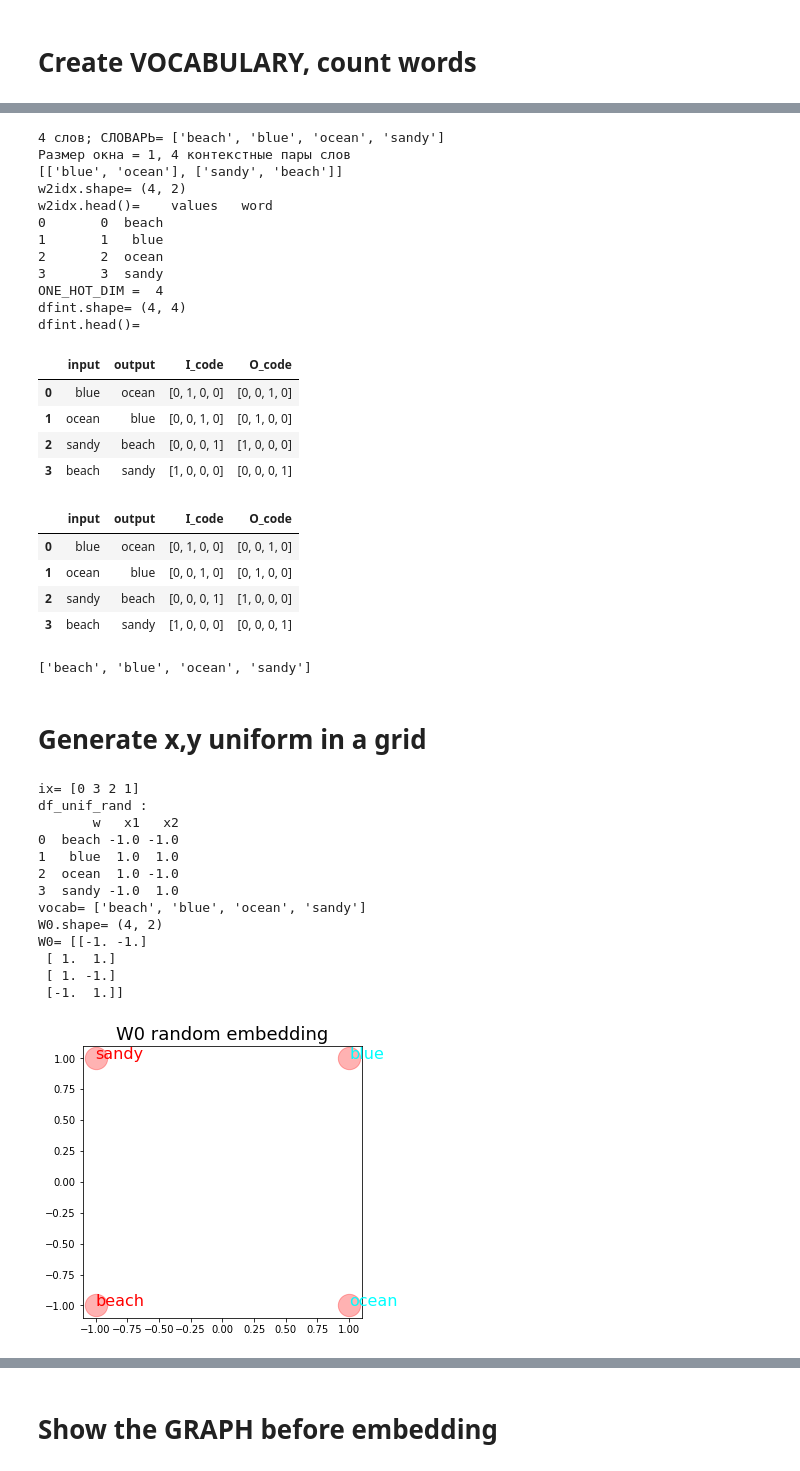
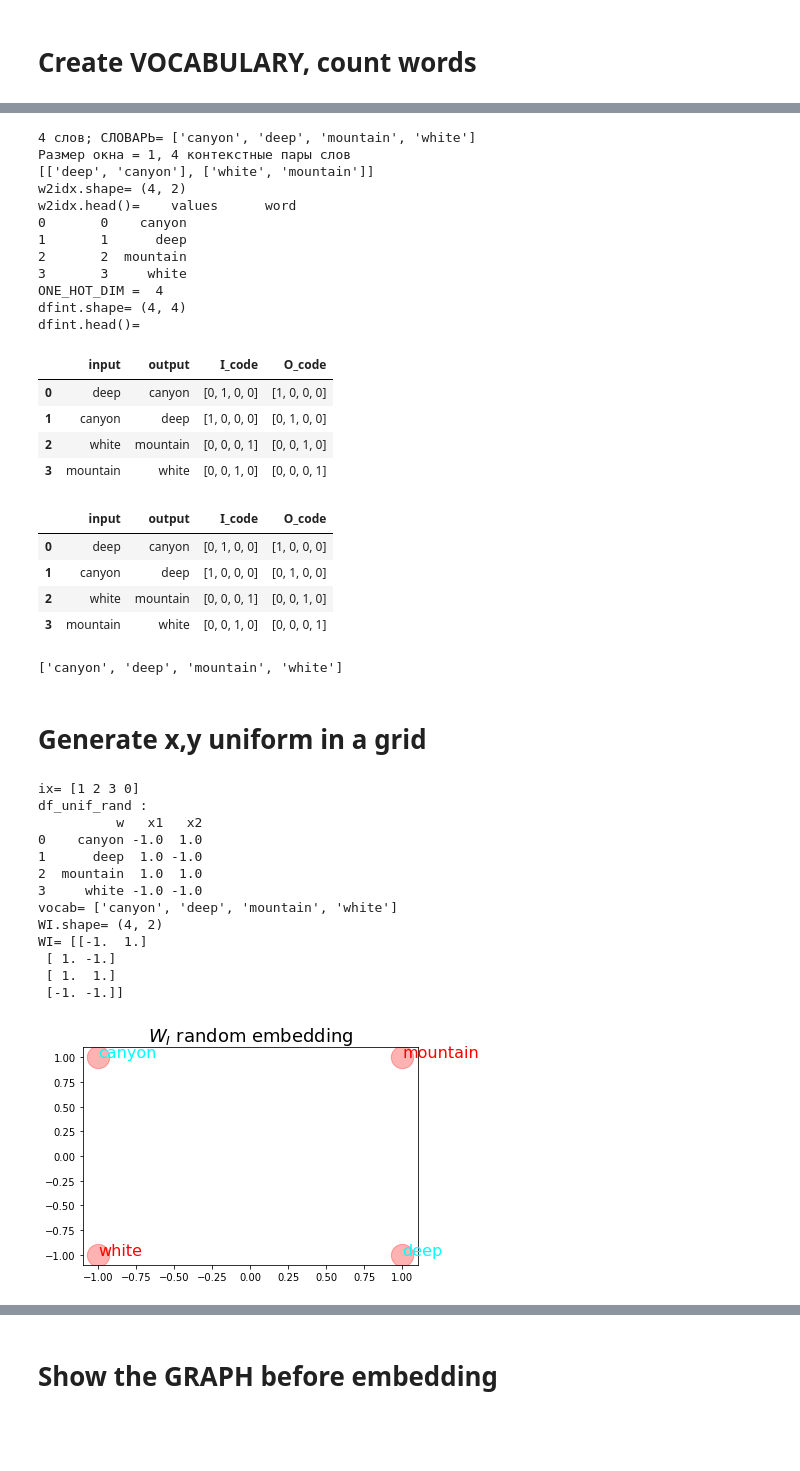
Before and after one commit to ftk1000/w2v_ftk1000, a Jupyter notebook: w2v_tf_4words.ipynb, the cells around one changed output, grey strips where cells are left out. Drawn from its saved outputs; the diff is of its cells as text; code cells hidden in the pictures; blank space fills up the shorter version.

```diff
--- a/w2v_tf_4words.ipynb
+++ b/w2v_tf_4words.ipynb
@@ -141,9 +141,10 @@ if MODE=='RUSSIAN':
   # corpus = [s.lower().replace('- ','').replace(',','').strip() for s in re.split(r'(?<=[^A-Z].[.?]) +(?=[A-Z])', text)[0].split('.')[:-1] ]
 
 elif MODE=='ENGLISH':
-  text = "Fish swim in deep water. Ocean is very deep. Fish swim in darkness. \
-          Birds are high in the sky. Birds fly very high. On a sunny day the sky is full of light."
-  text = "Blue ocean. Sandy beach."
+  # text = "Fish swim in deep water. Ocean is very deep. Fish swim in darkness. \
+  #         Birds are high in the sky. Birds fly very high. On a sunny day the sky is full of light."
+  # text = "Blue ocean. Sandy beach."
+  text = "Deep canyon. White mountain."
 
   # corpus = [s.lower().strip().split() for s in re.split(r'(?<=[^A-Z].[.?]) +(?=[A-Z])', text)[0].split('.')[:-1] ]
 samples = text.split('.')
@@ -334,35 +335,35 @@ print('dfint.shape=', dfint.shape)
 print('dfint.head()=')
 dfint.head(n=5)
 # %% [output]
-4 слов; СЛОВАРЬ= ['beach', 'blue', 'ocean', 'sandy']
+4 слов; СЛОВАРЬ= ['canyon', 'deep', 'mountain', 'white']
 Pазмер окна = 1, 4 контекстные пары слов
-[['blue', 'ocean'], ['sandy', 'beach']]
+[['deep', 'canyon'], ['white', 'mountain']]
 w2idx.shape= (4, 2)
-w2idx.head()=    values   word
-0       0  beach
-1       1   blue
-2       2  ocean
-3       3  sandy
+w2idx.head()=    values      word
+0       0    canyon
+1       1      deep
+2       2  mountain
+3       3     white
 ONE_HOT_DIM =  4
 dfint.shape= (4, 4)
 dfint.head()=
 |  | input | output | I_code | O_code |
-| 0 | blue | ocean | [0, 1, 0, 0] | [0, 0, 1, 0] |
-| 1 | ocean | blue | [0, 0, 1, 0] | [0, 1, 0, 0] |
-| 2 | sandy | beach | [0, 0, 0, 1] | [1, 0, 0, 0] |
-| 3 | beach | sandy | [1, 0, 0, 0] | [0, 0, 0, 1] |
+| 0 | deep | canyon | [0, 1, 0, 0] | [1, 0, 0, 0] |
+| 1 | canyon | deep | [1, 0, 0, 0] | [0, 1, 0, 0] |
+| 2 | white | mountain | [0, 0, 0, 1] | [0, 0, 1, 0] |
+| 3 | mountain | white | [0, 0, 1, 0] | [0, 0, 0, 1] |
 # %%
 dfint.tail()
 # %% [output]
 |  | input | output | I_code | O_code |
-| 0 | blue | ocean | [0, 1, 0, 0] | [0, 0, 1, 0] |
-| 1 | ocean | blue | [0, 0, 1, 0] | [0, 1, 0, 0] |
-| 2 | sandy | beach | [0, 0, 0, 1] | [1, 0, 0, 0] |
-| 3 | beach | sandy | [1, 0, 0, 0] | [0, 0, 0, 1] |
+| 0 | deep | canyon | [0, 1, 0, 0] | [1, 0, 0, 0] |
+| 1 | canyon | deep | [1, 0, 0, 0] | [0, 1, 0, 0] |
+| 2 | white | mountain | [0, 0, 0, 1] | [0, 0, 1, 0] |
+| 3 | mountain | white | [0, 0, 1, 0] | [0, 0, 0, 1] |
 # %%
 vocab
 # %% [output]
-['beach', 'blue', 'ocean', 'sandy']
+['canyon', 'deep', 'mountain', 'white']
 # %% [markdown]
 # Generate x,y uniform in a grid
 # %%
@@ -373,49 +374,49 @@ lspx = np.linspace(-BOX_SIDE,BOX_SIDE,LIN_SPACE_VALUES)
 lspy = np.linspace(-BOX_SIDE,BOX_SIDE,LIN_SPACE_VALUES)
 
 coordinates = np.zeros( (LIN_SPACE_VALUES**2, 2)  )
 # print(coordinates)
 
 for k1 in range(LIN_SPACE_VALUES):
   for k2 in range(LIN_SPACE_VALUES):
     i = k1*LIN_SPACE_VALUES + k2
     # print(k1,k2,i)
     coordinates[i] = [lspx[k1], lspy[k2]]
 # print(coordinates)
 
 ix = np.random.choice( LIN_SPACE_VALUES**2, LEN_VOCAB, replace=False )
 print('ix=',ix)
 coordinates = coordinates[ix,]
 
 df1 = pd.DataFrame( vocab , columns=['w'])
 df2 = pd.DataFrame( coordinates, columns=['x1','x2'] )
 df_unif_rand = pd.concat([df1, df2], axis=1)
 # df_unif_rand
 # plot_words_x_y(x1=df_unif_rand['x1'], x2=df_unif_rand['x2'],
 #                vocab=vocab, ttl='random embedding',
 #                wcolor=df_vocab.color)
 
 print('df_unif_rand :')
 print(df_unif_rand)
 print('vocab=',vocab)
-W0=np.array(   df_unif_rand[['x1','x2']] )
-print('W0.shape=',W0.shape)
-print('W0=', W0)
-plot_words_v0(W=W0, vocab=vocab, ttl='W0 random embedding',  wcolor=df_vocab.color)
+WI=np.array(   df_unif_rand[['x1','x2']] )
+print('WI.shape=',W0.shape)
+print('WI=', WI)
+plot_words_v0(W=WI, vocab=vocab, ttl='$W_I$ random embedding',  wcolor=df_vocab.color)
 # %% [output]
-ix= [0 3 2 1]
+ix= [1 2 3 0]
 df_unif_rand :
-       w   x1   x2
-0  beach -1.0 -1.0
-1   blue  1.0  1.0
-2  ocean  1.0 -1.0
-3  sandy -1.0  1.0
-vocab= ['beach', 'blue', 'ocean', 'sandy']
-W0.shape= (4, 2)
-W0= [[-1. -1.]
+          w   x1   x2
+0    canyon -1.0  1.0
+1      deep  1.0 -1.0
+2  mountain  1.0  1.0
+3     white -1.0 -1.0
+vocab= ['canyon', 'deep', 'mountain', 'white']
+WI.shape= (4, 2)
+WI= [[-1.  1.]
+ [ 1. -1.]
  [ 1.  1.]
- [ 1. -1.]
- [-1.  1.]]
+ [-1. -1.]]
-[figure, old version]
+[figure, new version]
 # %%
 x1=np.random.uniform(low=-BOX_SIDE, high=BOX_SIDE, size=LEN_VOCAB)
 x2=np.random.uniform(low=-BOX_SIDE, high=BOX_SIDE, size=LEN_VOCAB)
```
Also changed, not shown: parts of 28 cells of this notebook.
